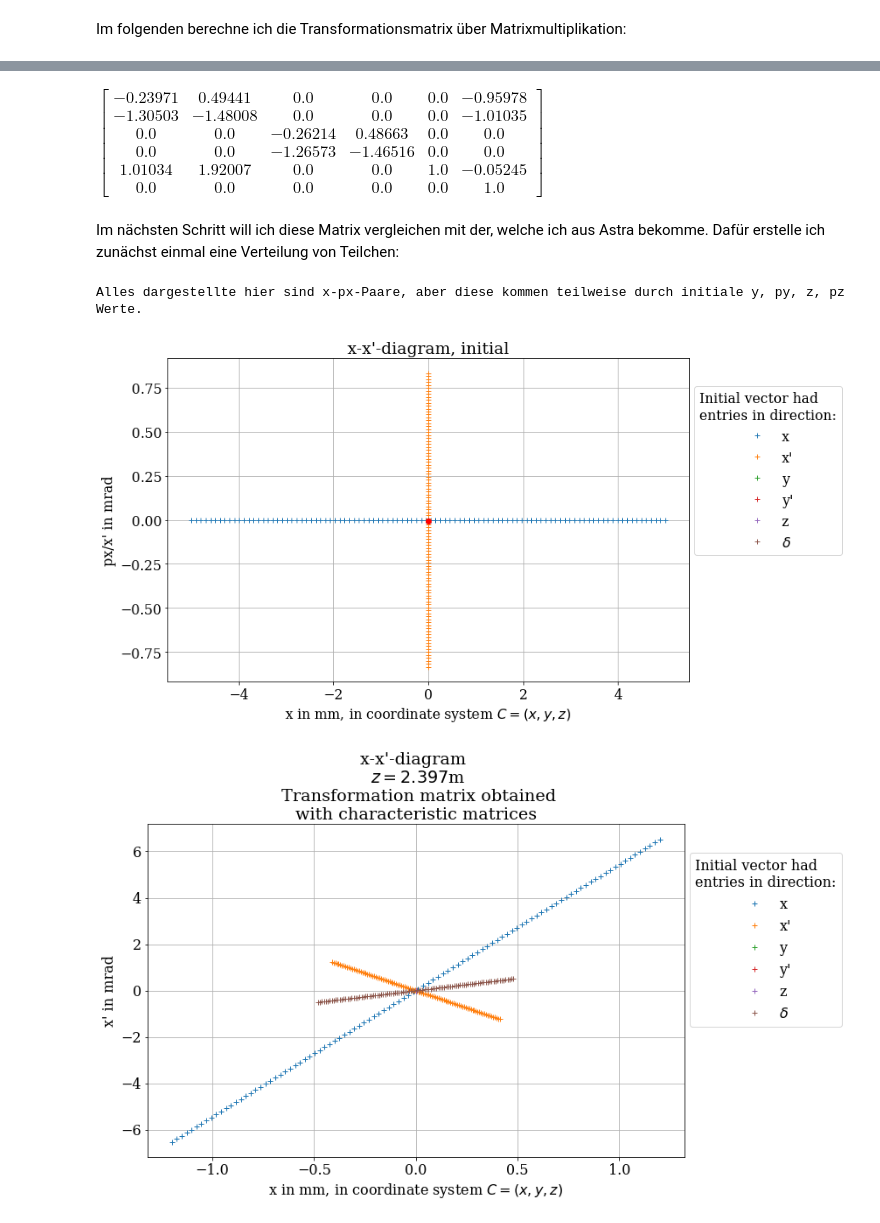
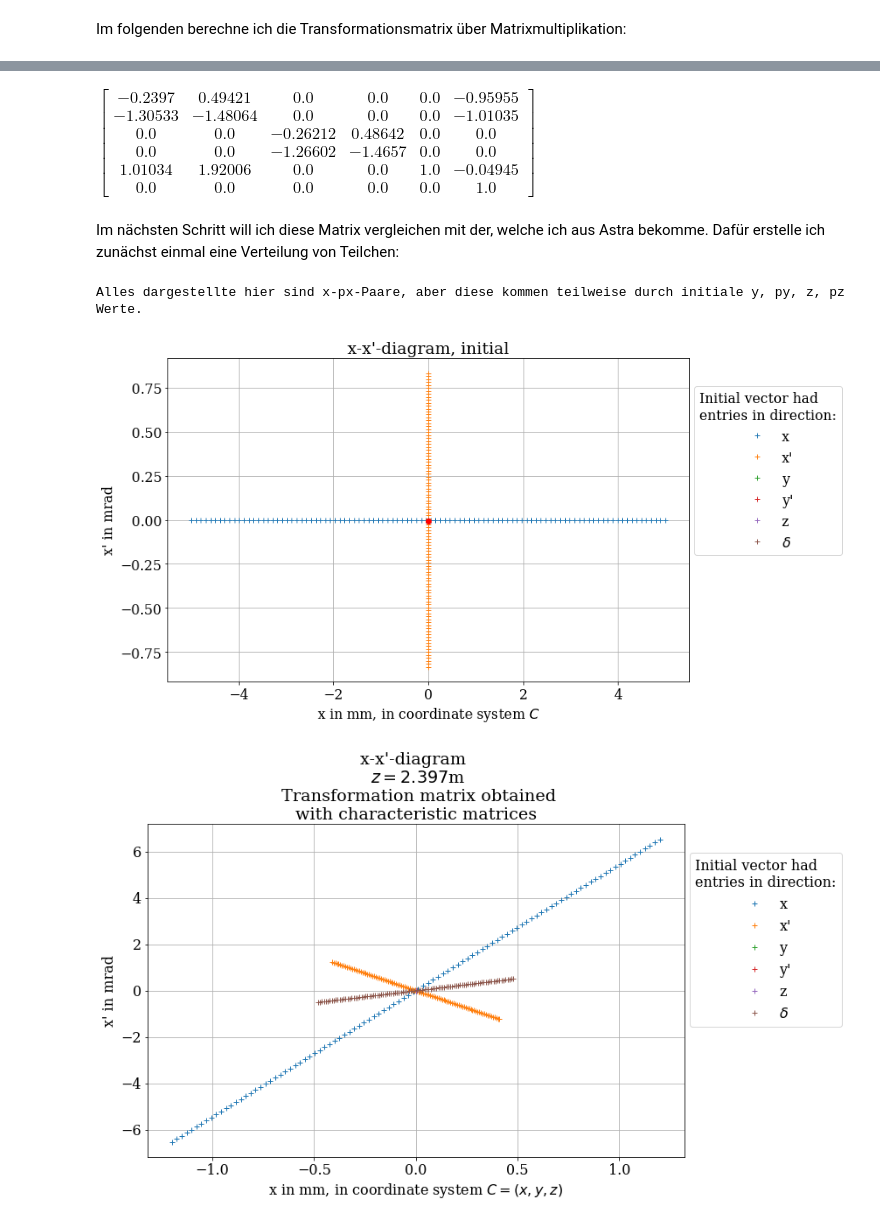
Before and after one commit to TashaSpohr/Dipole-Spectrometer, a Jupyter notebook: TrafoMatrix/Trafomatrix 3D Feld Aktuellstes(1).ipynb, the cells around one changed output, grey strips where cells are left out. Cells and saved outputs as stored; diff of their text form; code cells hidden in the pictures.

```diff
--- a/TrafoMatrix/Trafomatrix 3D Feld Aktuellstes(1).ipynb
+++ b/TrafoMatrix/Trafomatrix 3D Feld Aktuellstes(1).ipynb
@@ -146,31 +104,13 @@ LeffAufx
 # %%
-CentreDipole = np.array([1854, 116])/1000
-LeffAufx = 1/2 * LM * np.cos(30/180 * np.pi)
+theta =  - 60 * np.pi / 180 #     Ablenkwinkel des Magneten
+psi = -16.1 * np.pi / 180 # Kantenwinkel (MAD definition)
 
-L1 = CentreDipole[0] - LeffAufx #m           Driftstrecke Origin - Magnetcentre
-LM = 335.28353785417187 / 1000 #m aus der Rechnung von BFeld an Trajektorie
-L2 = (824.4 / np.sin(60 / 180 * np.pi)  - (1/2 * LM / np.cos(30/180 * np.pi))*1000) / 1000 #m         Driftstrecke Center - Schirm
+rho = Leff / np.sin(theta)
+urho = np.sqrt((1/np.sin(theta) * uLeff)**2)
 
-theta = - 60 * np.pi / 180 #     Ablenkwinkel des Magneten
-psi = - 16.1 * np.pi / 180 # Kantenwinkel (MAD definition)
-rho =  LM / np.sin(theta) #m    required curvature for bending radius
-print(rho)
-c = 299792458
-def velocity(E):
-    m = 9.1093837015 * 10**(-31)
-    K = 1.6*10**(-19) * E * 10**(6) # E in MeV
-    v = np.sqrt(c**2 * (-1/((K/(m*c**2) + 1)**2)+1))
-    return v
-m0 = 0.51099895000 #MeV
-gamma = 1 / np.sqrt(1- velocity(6)**2 / c**2)
-gamma = 1 + 6/m0
+# p in MeV/c
+c = 1
+m0 = 0.51099895000 #MeV/c^2
+gamma = np.sqrt(1 + (6 /(m0 * c))**2)
 print(gamma)
-R11 = L2 * np.tan(psi)**2 * np.sin(theta) / rho - L2 * np.sin(theta) / rho + np.tan(psi) * np.sin(theta) + 2 * L2 * np.tan(psi) * np.cos(theta) / rho + np.cos(theta)
-R12 = rho * np.sin(theta) * L1 * L2 * np.tan(psi)**2 * np.sin(theta) / rho - L1 * L2 * np.sin(theta) / rho + L2 * np.tan(psi) * np.sin(theta) + L1 * np.tan(psi) * np.sin(theta) + 2 * L1 * L2 * np.tan(psi) * np.cos(theta) / rho + (L1 + L2) * np.cos(theta)
-R16 = L2 * np.sin(theta) + rho * ( 1- np.cos(theta)) * (1 + L2 * np.tan(psi) / rho)
-
-
-print(R11, R12, R16)
-
-L2
 # %% [output]
@@ -256,11 +178,11 @@ TrafoRounded = np.zeros(36).reshape(6,6)
 
 for i in range(6):
     for j in range(6):
-        TrafoRounded[i][j] = properRound(test[i][j], 5)
+        TrafoRounded[i][j] = fnc.properRound(test[i][j], 5)
 
 sp.Matrix(TrafoRounded)
 # %% [output]
-$\displaystyle \left[\begin{matrix}-0.23971 & 0.49441 & 0.0 & 0.0 & 0.0 & -0.95978\\-1.30503 & -1.48008 & 0.0 & 0.0 & 0.0 & -1.01035\\0.0 & 0.0 & -0.26214 & 0.48663 & 0.0 & 0.0\\0.0 & 0.0 & -1.26573 & -1.46516 & 0.0 & 0.0\\1.01034 & 1.92007 & 0.0 & 0.0 & 1.0 & -0.05245\\0.0 & 0.0 & 0.0 & 0.0 & 0.0 & 1.0\end{matrix}\right]$
+$\displaystyle \left[\begin{matrix}-0.2397 & 0.49421 & 0.0 & 0.0 & 0.0 & -0.95955\\-1.30533 & -1.48064 & 0.0 & 0.0 & 0.0 & -1.01035\\0.0 & 0.0 & -0.26212 & 0.48642 & 0.0 & 0.0\\0.0 & 0.0 & -1.26602 & -1.4657 & 0.0 & 0.0\\1.01034 & 1.92006 & 0.0 & 0.0 & 1.0 & -0.04945\\0.0 & 0.0 & 0.0 & 0.0 & 0.0 & 1.0\end{matrix}\right]$
 # %% [markdown]
 Im nächsten Schritt will ich diese Matrix vergleichen mit der, welche ich aus Astra bekomme. Dafür erstelle ich zunächst einmal eine Verteilung von Teilchen:
 # %%
@@ -308,36 +230,37 @@ zi[1:601] = zi[1:601] + zi[0]   # z Werte waren ja nur relativ zu zRef angegeben
 pxi = array[3].copy()
 pyi = array[4].copy()
 pzi = array[5].copy()
 pzi[1:601] = pzi[1:601] + pzi[0]
 
 
 xiDash = pxi / pzi
 yiDash = pyi / pzi
 deltai = (pzi - prefi) / prefi
 
 plt.rcParams['figure.figsize'] = (11, 7)
 
 font = {'family' : 'serif',
         'weight' : 'normal',
         'size'   : 16}
 plt.rc('font', **font)
 plt.plot(xi[1:101] * 1000, pxi[1:101] / prefi * 1000, "+", label = "x")
 plt.plot(xi[101:201] * 1000, pxi[101:201] / prefi * 1000, "+", label = "x'")
 plt.plot(xi[201:301] * 1000, pxi[201:301] / prefi * 1000, "+", label = "y")
 plt.plot(xi[301:401] * 1000, pxi[301:401] / prefi * 1000, "+", label = "y'")
 plt.plot(xi[401:501] * 1000, pxi[401:501] / prefi * 1000, "+", label = "z")
 plt.plot(xi[501:601] * 1000, pxi[501:601] / prefi * 1000, "+", label = "$\delta$")
 plt.plot(array[0][0] * 1000, array[0][3], "ro")
-plt.xlabel("x in mm, in coordinate system $C = (x, y, z)$")
-plt.ylabel("px/x' in mrad")
+plt.xlabel("x in mm, in coordinate system $C$")
+plt.ylabel("x' in mrad")
 plt.title("x-x'-diagram, initial")
 plt.legend(loc = [1.01, 0.39], title = "Initial vector had \nentries in direction:")
 plt.grid()
 print("Alles dargestellte hier sind x-px-Paare, aber diese kommen teilweise durch initiale y, py, z, pz Werte.")
+plt.savefig(f"InitialDistribution.svg", format='svg', dpi=1000, bbox_inches='tight')
 plt.show()
 # %% [output]
 Alles dargestellte hier sind x-px-Paare, aber diese kommen teilweise durch initiale y, py, z, pz Werte.
-[figure, old version]
+[figure, new version]
 # %%
 vectorInitial = np.array([xi, xiDash, yi, yiDash, zi, deltai])
 finalerVektorTheo = np.array(TrafoMatrix) @ vectorInitial
```
Also changed, not shown: parts of 28 cells of this notebook, 1 other file.
